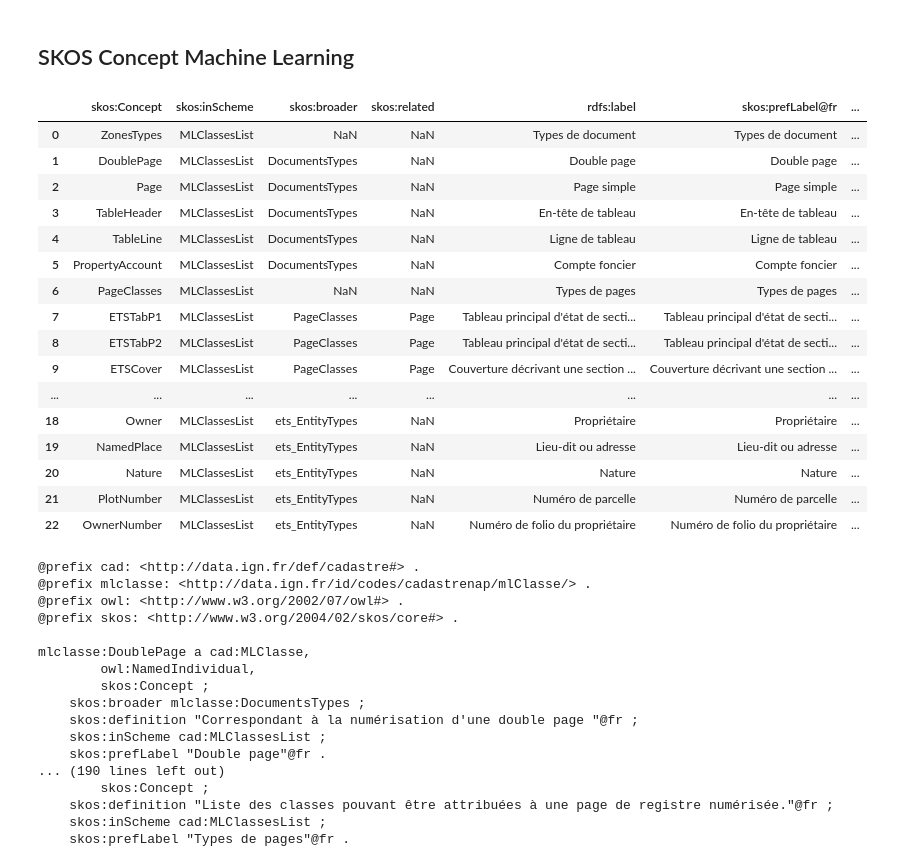
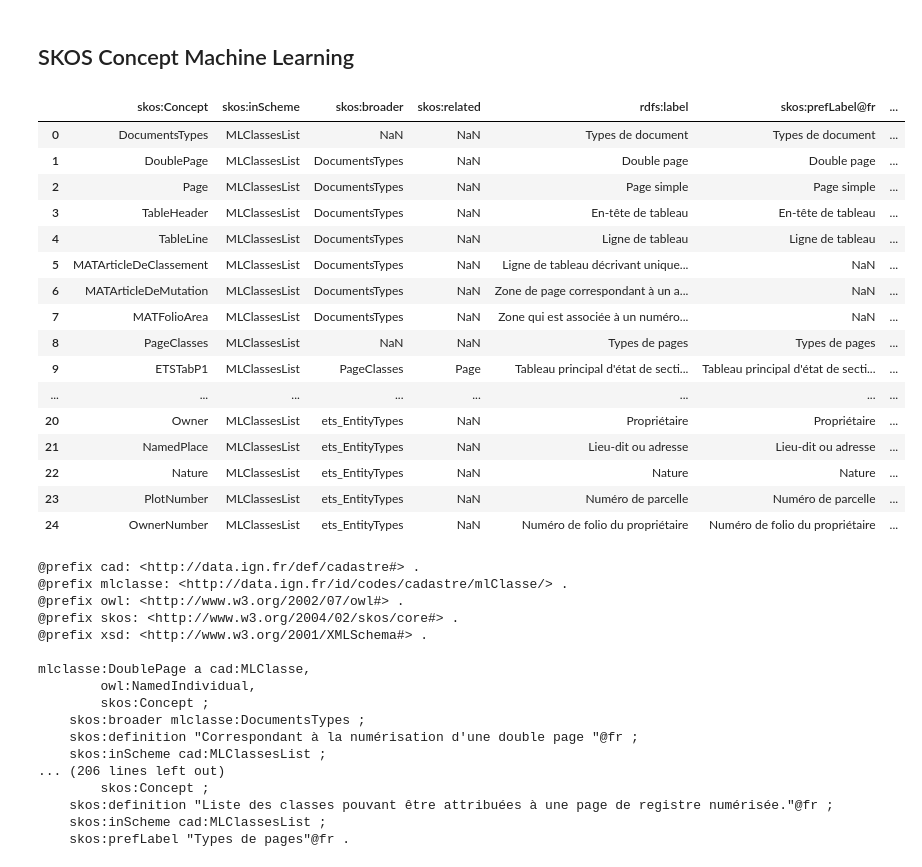
Before and after one commit to solenn-tl/ontologie-peuplement, a Jupyter notebook: notebooks/00-concepts/04-create-mlclasses.ipynb, the cells around one changed output. Cells and saved outputs as stored; diff of their text form; code cells hidden in the pictures.

```diff
--- a/notebooks/00-concepts/04-create-mlclasses.ipynb
+++ b/notebooks/00-concepts/04-create-mlclasses.ipynb
@@ -6,28 +6,29 @@ import numpy as np
 import csv
 import uuid
 # %%
-PATH = "/home/STual/KG-cadastre/data/SKOS_ML_CLASSES.csv"
+ROOT = "/workspaces/ontologie-peuplement/"  #/home/STual/KG-cadastre/
+PATH = ROOT + "data/skos/SKOS_ML_CLASSES.csv"
 
 skos_ml = pd.read_csv(PATH,header=0)
 display(skos_ml)
 # %% [output]
 |  | skos:Concept | skos:inScheme | skos:broader | skos:related | rdfs:label | skos:prefLabel@fr | ... |
-| 0 | ZonesTypes | MLClassesList | NaN | NaN | Types de document | Types de document | ... |
+| 0 | DocumentsTypes | MLClassesList | NaN | NaN | Types de document | Types de document | ... |
 | 1 | DoublePage | MLClassesList | DocumentsTypes | NaN | Double page | Double page | ... |
 | 2 | Page | MLClassesList | DocumentsTypes | NaN | Page simple | Page simple | ... |
 | 3 | TableHeader | MLClassesList | DocumentsTypes | NaN | En-tête de tableau | En-tête de tableau | ... |
 | 4 | TableLine | MLClassesList | DocumentsTypes | NaN | Ligne de tableau | Ligne de tableau | ... |
-| 5 | PropertyAccount | MLClassesList | DocumentsTypes | NaN | Compte foncier | Compte foncier | ... |
-| 6 | PageClasses | MLClassesList | NaN | NaN | Types de pages | Types de pages | ... |
-| 7 | ETSTabP1 | MLClassesList | PageClasses | Page | Tableau principal d'état de secti... | Tableau principal d'état de secti... | ... |
-| 8 | ETSTabP2 | MLClassesList | PageClasses | Page | Tableau principal d'état de secti... | Tableau principal d'état de secti... | ... |
-| 9 | ETSCover | MLClassesList | PageClasses | Page | Couverture décrivant une section ... | Couverture décrivant une section ... | ... |
+| 5 | MATArticleDeClassement | MLClassesList | DocumentsTypes | NaN | Ligne de tableau décrivant unique... | NaN | ... |
+| 6 | MATArticleDeMutation | MLClassesList | DocumentsTypes | NaN | Zone de page correspondant à un a... | NaN | ... |
+| 7 | MATFolioArea | MLClassesList | DocumentsTypes | NaN | Zone qui est associée à un numéro... | NaN | ... |
+| 8 | PageClasses | MLClassesList | NaN | NaN | Types de pages | Types de pages | ... |
+| 9 | ETSTabP1 | MLClassesList | PageClasses | Page | Tableau principal d'état de secti... | Tableau principal d'état de secti... | ... |
 | ... | ... | ... | ... | ... | ... | ... | ... |
-| 18 | Owner | MLClassesList | ets_EntityTypes | NaN | Propriétaire | Propriétaire | ... |
-| 19 | NamedPlace | MLClassesList | ets_EntityTypes | NaN | Lieu-dit ou adresse | Lieu-dit ou adresse | ... |
-| 20 | Nature | MLClassesList | ets_EntityTypes | NaN | Nature | Nature | ... |
-| 21 | PlotNumber | MLClassesList | ets_EntityTypes | NaN | Numéro de parcelle | Numéro de parcelle | ... |
-| 22 | OwnerNumber | MLClassesList | ets_EntityTypes | NaN | Numéro de folio du propriétaire | Numéro de folio du propriétaire | ... |
+| 20 | Owner | MLClassesList | ets_EntityTypes | NaN | Propriétaire | Propriétaire | ... |
+| 21 | NamedPlace | MLClassesList | ets_EntityTypes | NaN | Lieu-dit ou adresse | Lieu-dit ou adresse | ... |
+| 22 | Nature | MLClassesList | ets_EntityTypes | NaN | Nature | Nature | ... |
+| 23 | PlotNumber | MLClassesList | ets_EntityTypes | NaN | Numéro de parcelle | Numéro de parcelle | ... |
+| 24 | OwnerNumber | MLClassesList | ets_EntityTypes | NaN | Numéro de folio du propriétaire | Numéro de folio du propriétaire | ... |
 # %%
 from rdflib import Graph, Literal, Namespace, URIRef
 from rdflib.namespace import SKOS, RDF, OWL
@@ -80,9 +81,10 @@ for index, row in skos_ml.iterrows():
 print(g.serialize(format='turtle'))
 # %% [output]
 @prefix cad: <http://data.ign.fr/def/cadastre#> .
-@prefix mlclasse: <http://data.ign.fr/id/codes/cadastrenap/mlClasse/> .
+@prefix mlclasse: <http://data.ign.fr/id/codes/cadastre/mlClasse/> .
 @prefix owl: <http://www.w3.org/2002/07/owl#> .
 @prefix skos: <http://www.w3.org/2004/02/skos/core#> .
+@prefix xsd: <http://www.w3.org/2001/XMLSchema#> .
 
 mlclasse:DoublePage a cad:MLClasse,
         owl:NamedIndividual,
@@ -90,8 +92,7 @@ mlclasse:DoublePage a cad:MLClasse,
     skos:broader mlclasse:DocumentsTypes ;
     skos:definition "Correspondant à la numérisation d'une double page "@fr ;
     skos:inScheme cad:MLClassesList ;
-    skos:prefLabel "Double page"@fr .
-... (190 lines left out)
+... (206 lines left out)
         skos:Concept ;
     skos:definition "Liste des classes pouvant être attribuées à une page de registre numérisée."@fr ;
     skos:inScheme cad:MLClassesList ;
```
Also changed, not shown: 9 other files.
